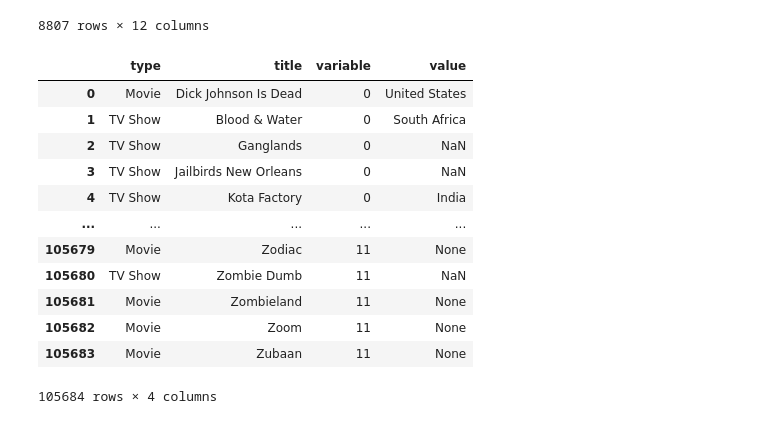
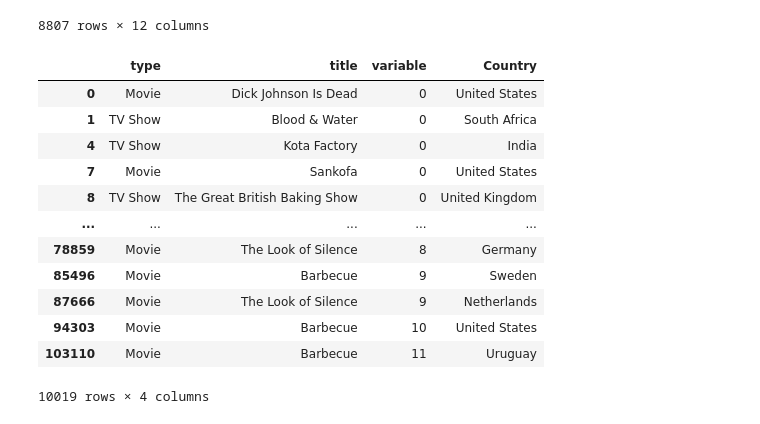
Before and after one commit to Dimateos12/Data_Analysis_Netflix, a Jupyter notebook: Netflix.ipynb, the cells around one changed output. Drawn from its saved outputs; the diff is of its cells as text; code cells hidden in the pictures.

```diff
--- a/Netflix.ipynb
+++ b/Netflix.ipynb
@@ -144,18 +144,21 @@ data_import["country"].str.split(",", expand=True)
 # %%
 country_count = data_import.copy()
 country_count = pd.concat([country_count, data_import["country"].str.split(",", expand=True) ],axis=1)
-country_count = country_count.melt(id_vars=["type", "title"], value_vars=range(12))
+country_count = country_count.melt(id_vars=["type", "title"], value_vars=range(12), value_name="Country")
+country_count = country_count[country_count["Country"].notna()]
+country_count["Country"] = country_count["Country"].str.strip()
+country_count
 # %% [output]
-|  | type | title | variable | value |
+|  | type | title | variable | Country |
 | 0 | Movie | Dick Johnson Is Dead | 0 | United States |
 | 1 | TV Show | Blood & Water | 0 | South Africa |
-| 2 | TV Show | Ganglands | 0 | NaN |
-| 3 | TV Show | Jailbirds New Orleans | 0 | NaN |
 | 4 | TV Show | Kota Factory | 0 | India |
+| 7 | Movie | Sankofa | 0 | United States |
+| 8 | TV Show | The Great British Baking Show | 0 | United Kingdom |
 | ... | ... | ... | ... | ... |
-| 105679 | Movie | Zodiac | 11 | None |
-| 105680 | TV Show | Zombie Dumb | 11 | NaN |
-| 105681 | Movie | Zombieland | 11 | None |
-| 105682 | Movie | Zoom | 11 | None |
-| 105683 | Movie | Zubaan | 11 | None |
+| 78859 | Movie | The Look of Silence | 8 | Germany |
+| 85496 | Movie | Barbecue | 9 | Sweden |
+| 87666 | Movie | The Look of Silence | 9 | Netherlands |
+| 94303 | Movie | Barbecue | 10 | United States |
+| 103110 | Movie | Barbecue | 11 | Uruguay |
-105684 rows × 4 columns
+10019 rows × 4 columns
```
Also changed, not shown: parts of 1 cell of this notebook.
